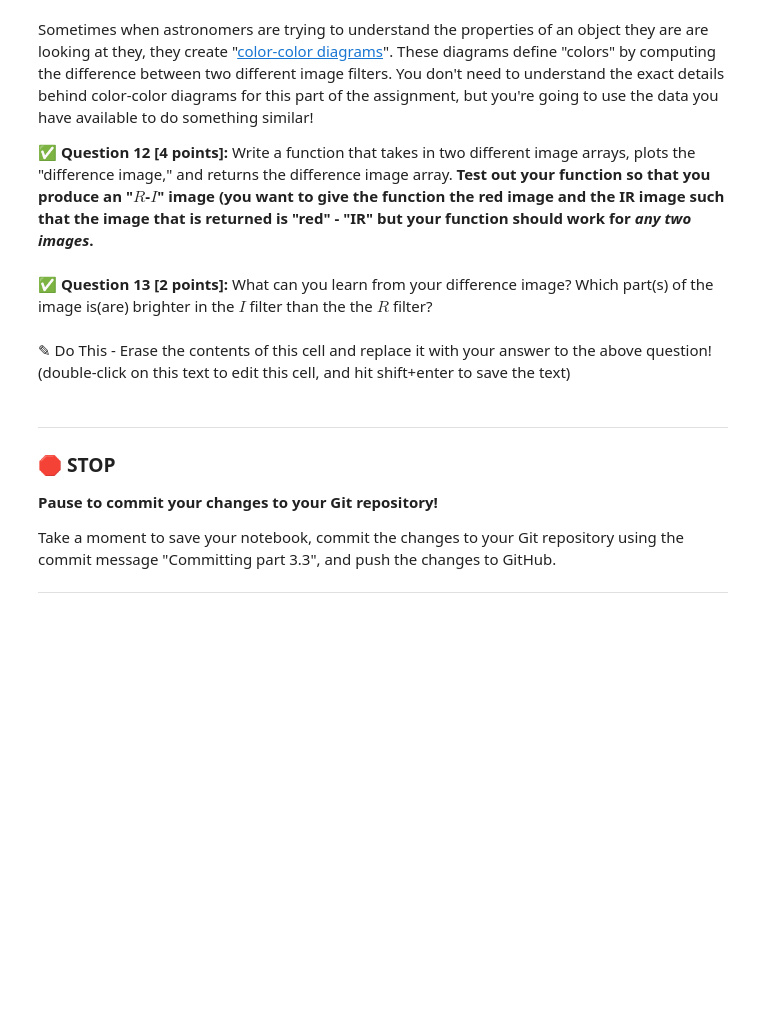
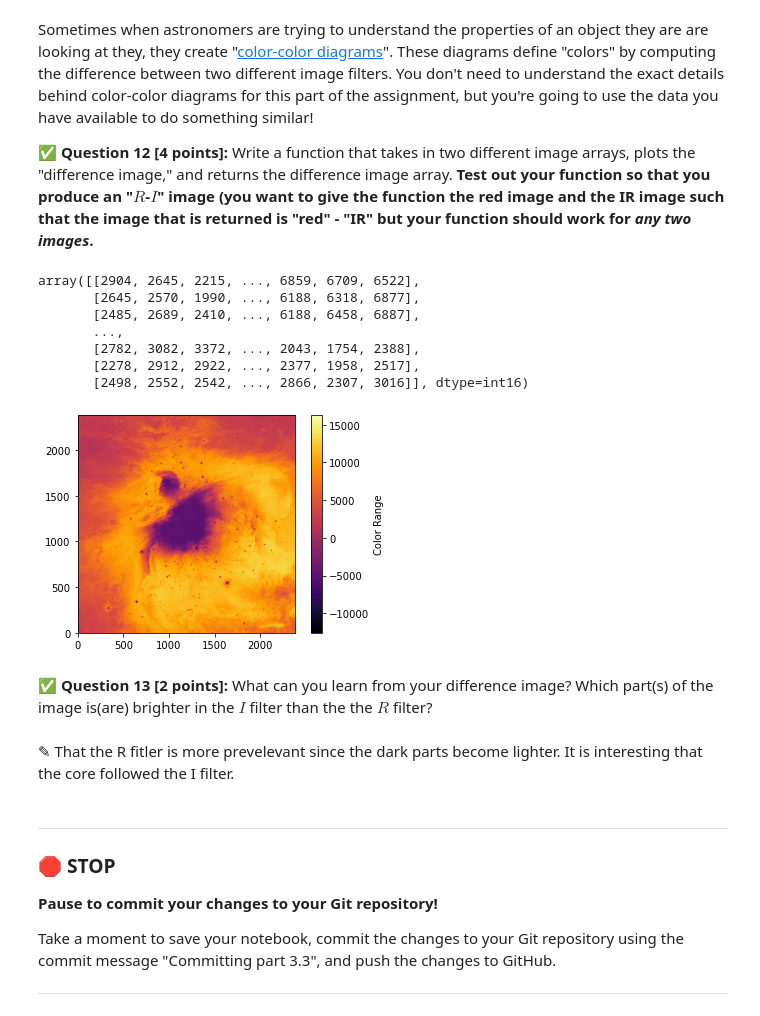
Before and after one commit to parryzac/CMSE202_Projects, a Jupyter notebook: HW-01_GitPracticeDebuggingAndPythonPackages-STUDENT (1).ipynb, the cells around one changed output. Drawn from its saved outputs; the diff is of its cells as text; code cells hidden in the pictures; blank space fills up the shorter version.

```diff
--- a/HW-01_GitPracticeDebuggingAndPythonPackages-STUDENT (1).ipynb
+++ b/HW-01_GitPracticeDebuggingAndPythonPackages-STUDENT (1).ipynb
@@ -261,17 +310,26 @@ Sometimes when astronomers are trying to understand the properties of an object
 # %%
 # Put your code here
 def diff_images(im1,im2):
     dif= im1 - im2
-    plt.imshow(dif, cmap= 'inferno')
+    plt.imshow(dif, cmap= 'inferno', origin= 'lower')
     plt.colorbar(label= 'Color Range')
 
     return dif
 
 diff_images(data_red, data_ir)
+# %% [output]
+array([[2904, 2645, 2215, ..., 6859, 6709, 6522],
+       [2645, 2570, 1990, ..., 6188, 6318, 6877],
+       [2485, 2689, 2410, ..., 6188, 6458, 6887],
+       ...,
+       [2782, 3082, 3372, ..., 2043, 1754, 2388],
+       [2278, 2912, 2922, ..., 2377, 1958, 2517],
+       [2498, 2552, 2542, ..., 2866, 2307, 3016]], dtype=int16)
+[figure, added]
 # %% [markdown]
 **&#9989; Question 13 [2 points]:** What can you learn from your difference image? Which part(s) of the image is(are) brighter in the $I$ filter than the the $R$ filter?
-# %% [markdown]
-<font size=+3>&#9998;</font> Do This - Erase the contents of this cell and replace it with your answer to the above question!  (double-click on this text to edit this cell, and hit shift+enter to save the text)
+# %% [markdown]
+<font size=+3>&#9998;</font> That the R fitler is more prevelevant since the dark parts become lighter. It is interesting that the core followed the I filter.
 # %% [markdown]
 ---
 ### &#128721; STOP
```
Also changed, not shown: parts of 17 cells of this notebook.
